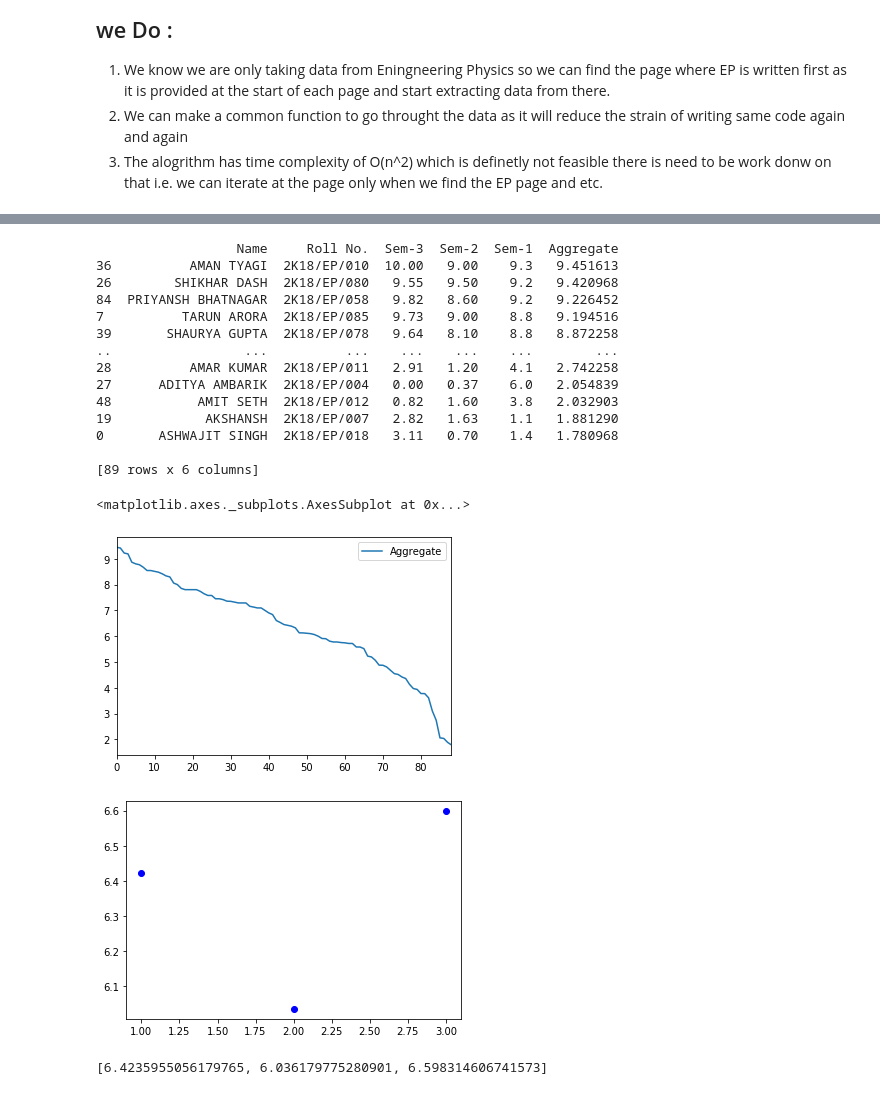
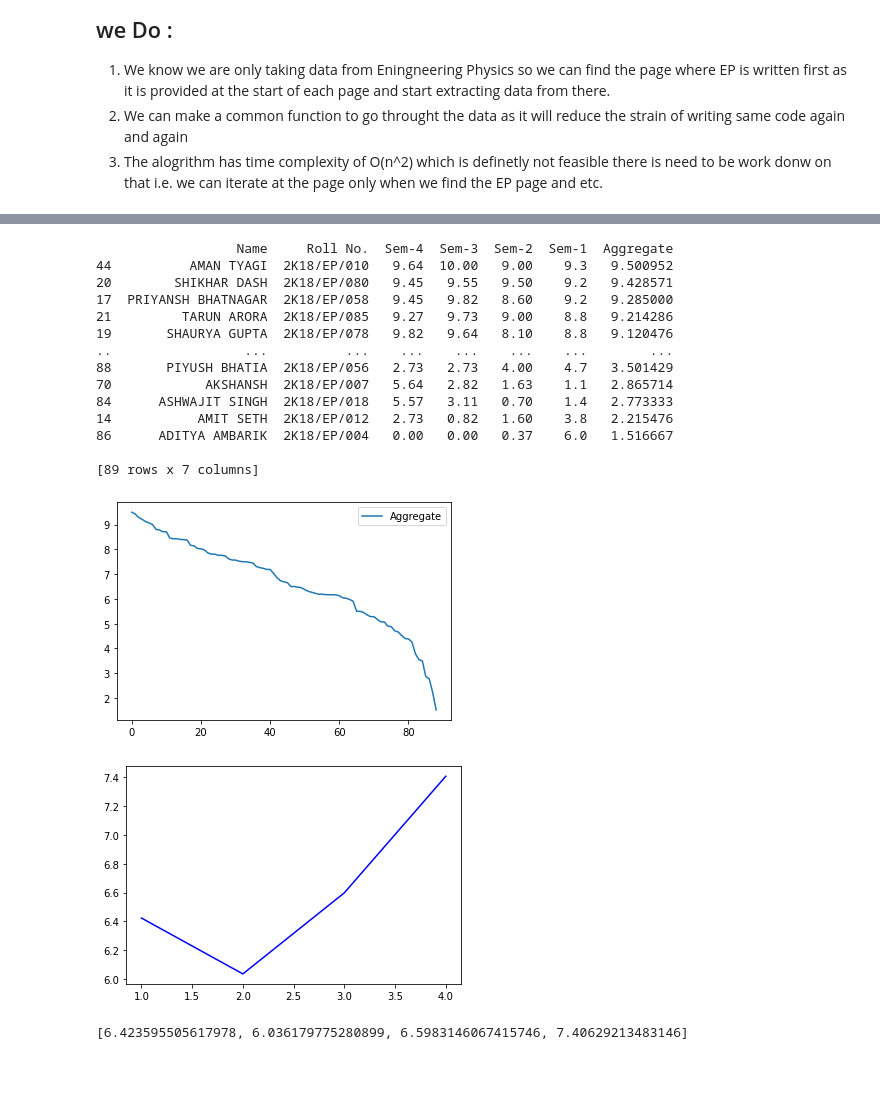
Before and after one commit to Shaurya026/Batch-Data, a Jupyter notebook: Rankings.ipynb, the cells around one changed output, grey strips where cells are left out. Cells and saved outputs as stored; diff of their text form; code cells hidden in the pictures.

```diff
--- a/Rankings.ipynb
+++ b/Rankings.ipynb
@@ -157,7 +223,7 @@ for i in range(pages):
     #print(str1)
     ctr = 0
     for i in str1:
-        if i.startswith("2K18/") and (str1[ctr-2] in head.keys()) and (len(head[str1[ctr-2]]) == 2):
+        if i.startswith("2K18/") and (str1[ctr-2] in head.keys()) and (len(head[str1[ctr-2]]) == 3):
             head[str1[ctr-2]].append(str1[ctr+8])      #head["Sem-1"].append(str1[ctr+8])
         ctr += 1
 head["AKSHAT TIWARI"].append(7.8)
@@ -198,17 +264,17 @@ for i in range(pages):
     #print(str1)
     ctr = 0
     for i in str1:
-        if i.startswith("2018/A8") and (str1[ctr-1] in head.keys()) and (len(head[str1[ctr-1]]) == 3 ) :
+        if i.startswith("2018/A8") and (str1[ctr-1] in head.keys()) and (len(head[str1[ctr-1]]) == 4 ) :
             head[str1[ctr-1]].append(str1[ctr+8])      #head["Sem-1"].append(str1[ctr+8])
         ctr += 1
     ctr = 0
     for i in str1:
-        if i.startswith("2018/B8") and (str1[ctr-1] in head.keys()) and (len(head[str1[ctr-1]]) == 3 ):
+        if i.startswith("2018/B8") and (str1[ctr-1] in head.keys()) and (len(head[str1[ctr-1]]) == 4 ):
             head[str1[ctr-1]].append(str1[ctr+8])      #head["Sem-1"].append(str1[ctr+8])
         ctr += 1
     ctr = 0
     for i in str1:
-        if i.startswith("2018/") and (str1[ctr-1] in head.keys()) and (len(head[str1[ctr-1]]) == 3 ):
+        if i.startswith("2018/") and (str1[ctr-1] in head.keys()) and (len(head[str1[ctr-1]]) == 4 ):
             head[str1[ctr-1]].append(str1[ctr+8])      #head["Sem-1"].append(str1[ctr+8])
         ctr += 1
 #     for i in str1:
@@ -222,23 +288,25 @@ for i in range(pages):
 #         ctr += 1
 # %%
 #print(head)
-header = {"Name" : [] , "Roll No." : []  ,"Sem-3" : [] , "Sem-2" : [] , "Sem-1" : [] , "Aggregate" : []}
+header = {"Name" : [] , "Roll No." : []  , "Sem-4":[] ,"Sem-3" : [] , "Sem-2" : [] , "Sem-1" : [] , "Aggregate" : []}
 for k,v in head.items():
     header["Name"].append(k)
     header["Roll No."].append(v[0])
-    if len(v) < 4 :
-        if len(v) == 3:
-            header["Sem-3"].append(float(v[1]))
-            header["Sem-2"].append(float(v[2]))
+    if len(v) < 5 :
+        if len(v) == 4:
+            header["Sem-4"].append(float(v[1]))
+            header["Sem-3"].append(float(v[2]))
+            header["Sem-2"].append(float(v[3]))
             header["Sem-1"].append(6.0)
             continue
     else :
-        header["Sem-3"].append(float(v[1]))
-        header["Sem-2"].append(float(v[2]))
-        if v[3] == "MA101":
+        header["Sem-4"].append(float(v[1]))
+        header["Sem-3"].append(float(v[2]))
+        header["Sem-2"].append(float(v[3]))
+        if v[4] == "MA101":
             header["Sem-1"].append(6.0)
             continue
-        header["Sem-1"].append(float(v[3]))
+        header["Sem-1"].append(float(v[4]))
 # %%
 # print(len(header["Name"]))
 # print(len(header["Sem-2"]))
@@ -248,7 +316,7 @@ for k,v in head.items():
 #print(header)
 x = 0
 for i in range(89) :
-    x = (header["Sem-1"][i] * 20 + header["Sem-2"][i] * 20 + header["Sem-3"][i] * 22) / 62
+    x = (header["Sem-1"][i] * 20 + header["Sem-2"][i] * 20 + header["Sem-3"][i] * 22 + header["Sem-4"][i]*22) / 84
     header['Aggregate'].append(x)
 # %%
 answer = pd.DataFrame(header)
@@ -307,45 +377,46 @@ answer.plot(x ="cgpa scale", y='Aggregate', kind = 'line') # just joining lines
 # %%
 print(answer1)
 # data.reset_index(inplace=True) another way to reset index starting from 0
 answer2 = answer1.set_index([pd.Index(range(89))]) # now we created a new dataframe which is sorted and indexed coorectly so plot will given the variation which is the expected one -_-
 answer2.plot(y = 'Aggregate' , use_index = True) # plot without changing order of index correctly !!
 # answer2.plot(y='Aggregate' , use_index = True , kind = 'scatter') # ** scatter doesn't work on indices
-
+answer2.keys()
 # creating a csv file for the same :
 # import csv
 # with open('ranked data.csv','w') as file :
 #     writer  = csv.DictWriter(file,fieldnames = answer2.keys())
 #     writer.writeheader()
 #     writer.writerows(answer)
+
+#OR
 #answer2.to_csv('ranked data.csv')
 # %% [output]
-                  Name     Roll No.  Sem-3  Sem-2  Sem-1  Aggregate
-36          AMAN TYAGI  2K18/EP/010  10.00   9.00    9.3   9.451613
-26        SHIKHAR DASH  2K18/EP/080   9.55   9.50    9.2   9.420968
-84  PRIYANSH BHATNAGAR  2K18/EP/058   9.82   8.60    9.2   9.226452
-7          TARUN ARORA  2K18/EP/085   9.73   9.00    8.8   9.194516
-39       SHAURYA GUPTA  2K18/EP/078   9.64   8.10    8.8   8.872258
-..                 ...          ...    ...    ...    ...        ...
-28          AMAR KUMAR  2K18/EP/011   2.91   1.20    4.1   2.742258
-27      ADITYA AMBARIK  2K18/EP/004   0.00   0.37    6.0   2.054839
-48           AMIT SETH  2K18/EP/012   0.82   1.60    3.8   2.032903
-19            AKSHANSH  2K18/EP/007   2.82   1.63    1.1   1.881290
-0       ASHWAJIT SINGH  2K18/EP/018   3.11   0.70    1.4   1.780968
+                  Name     Roll No.  Sem-4  Sem-3  Sem-2  Sem-1  Aggregate
+44          AMAN TYAGI  2K18/EP/010   9.64  10.00   9.00    9.3   9.500952
+20        SHIKHAR DASH  2K18/EP/080   9.45   9.55   9.50    9.2   9.428571
+17  PRIYANSH BHATNAGAR  2K18/EP/058   9.45   9.82   8.60    9.2   9.285000
+21         TARUN ARORA  2K18/EP/085   9.27   9.73   9.00    8.8   9.214286
+19       SHAURYA GUPTA  2K18/EP/078   9.82   9.64   8.10    8.8   9.120476
+..                 ...          ...    ...    ...    ...    ...        ...
+88       PIYUSH BHATIA  2K18/EP/056   2.73   2.73   4.00    4.7   3.501429
+70            AKSHANSH  2K18/EP/007   5.64   2.82   1.63    1.1   2.865714
+84      ASHWAJIT SINGH  2K18/EP/018   5.57   3.11   0.70    1.4   2.773333
+14           AMIT SETH  2K18/EP/012   2.73   0.82   1.60    3.8   2.215476
+86      ADITYA AMBARIK  2K18/EP/004   0.00   0.00   0.37    6.0   1.516667
 
-[89 rows x 6 columns]
+[89 rows x 7 columns]
-<matplotlib.axes._subplots.AxesSubplot at 0x...>
-[figure, old version]
+[figure, new version]
 # %%
 # plotting the mean variation in gpa of the batch :
 import matplotlib.pyplot as plt
 answer['Sem-1'].mean() # caluclates mean of column
-aver = [answer['Sem-1'].mean() , answer['Sem-2'].mean() , answer['Sem-3'].mean() ]
-plt.plot([1,2,3],aver,'bo',label = "Average gpa") # plot showing how cgpa varied with each semester number
+aver = [answer['Sem-1'].mean() , answer['Sem-2'].mean() , answer['Sem-3'].mean() , answer["Sem-4"].mean() ]
+plt.plot([1,2,3,4],aver,'b-',label = "Average gpa") # plot showing how cgpa varied with each semester number
 plt.show()
 print(aver)
 # %% [output]
-[figure, old version]
+[figure, new version]
-[6.4235955056179765, 6.036179775280901, 6.598314606741573]
+[6.423595505617978, 6.036179775280899, 6.5983146067415746, 7.40629213483146]
 # %%
 def ranker():
     # performance curve for student depending on their roll number or rank :
```
Also changed, not shown: parts of 13 cells of this notebook, 1 other file.
